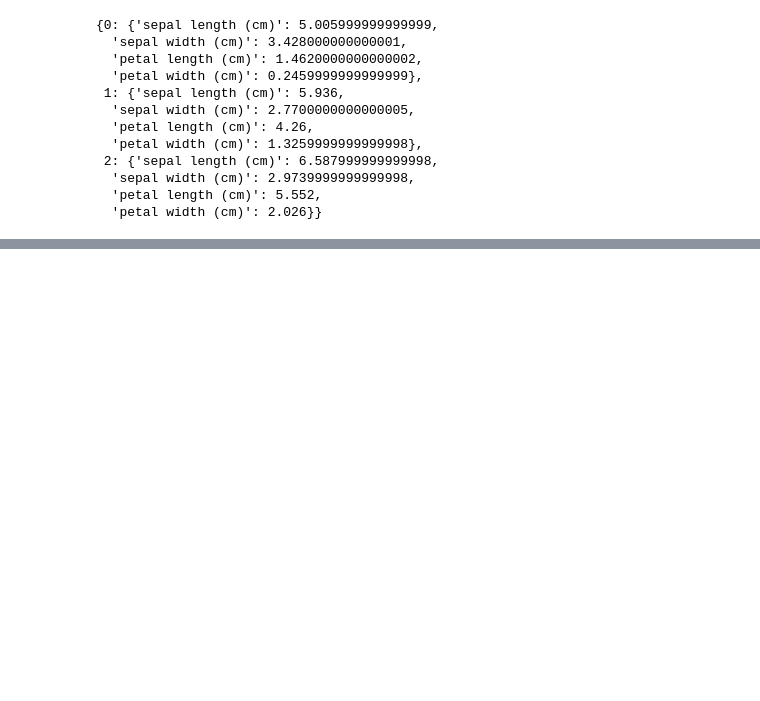
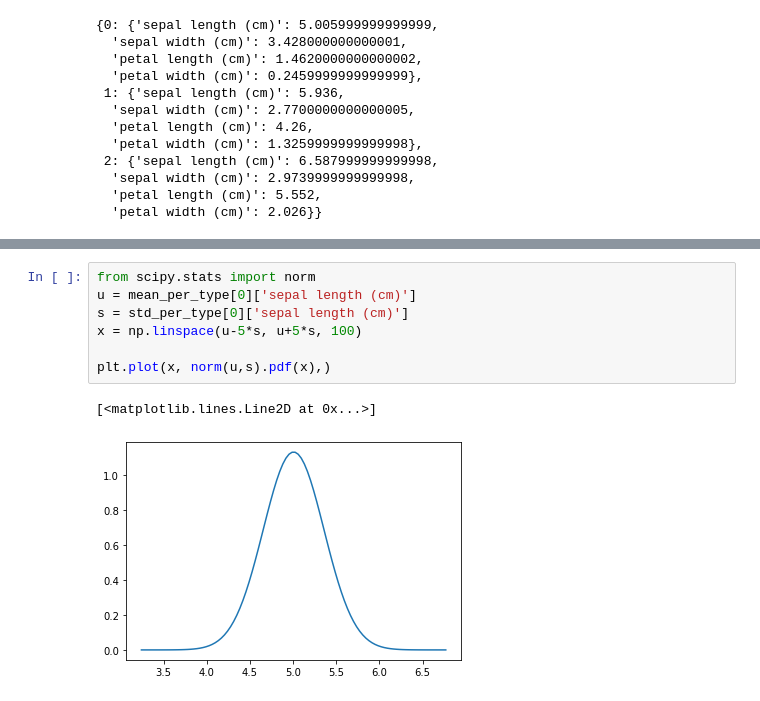
Before and after one commit to notlosca/data-science-lab, a Jupyter notebook: laboratories/lab_01/lab1.ipynb, the cells around one changed output, grey strips where cells are left out. Drawn from its saved outputs; the diff is of its cells as text; blank space fills up the shorter version.

```diff
--- a/laboratories/lab_01/lab1.ipynb
+++ b/laboratories/lab_01/lab1.ipynb
@@ -73,0 +119,10 @@ mean_per_type
+# %%
+from scipy.stats import norm
+u = mean_per_type[0]['sepal length (cm)']
+s = std_per_type[0]['sepal length (cm)']
+x = np.linspace(u-5*s, u+5*s, 100)
+
+plt.plot(x, norm(u,s).pdf(x),)
+# %% [output]
+[<matplotlib.lines.Line2D at 0x...>]
+[figure, added]
```
Also changed, not shown: parts of 6 cells of this notebook, 1 other file.
